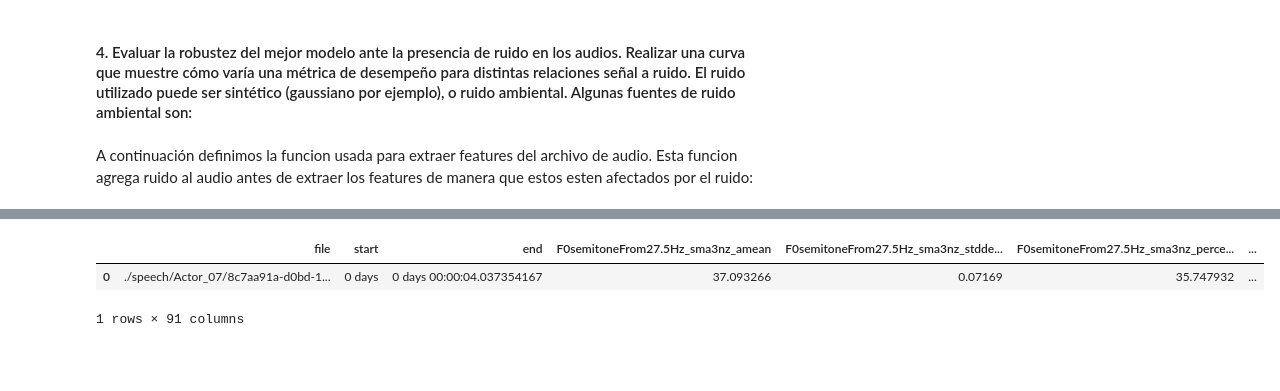
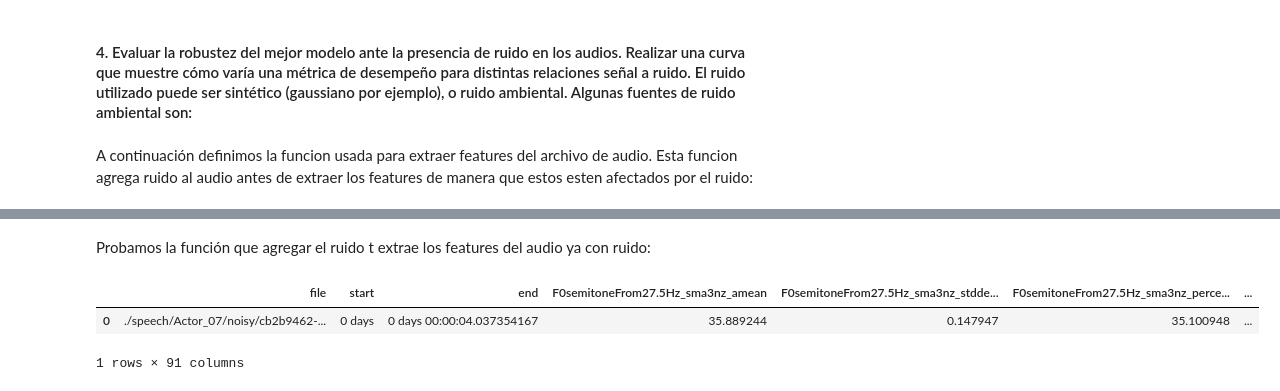
Before and after one commit to magistery-tps/aa-tp2, a Jupyter notebook: notebooks/tp2.ipynb, the cells around one changed output, grey strips where cells are left out. Cells and saved outputs as stored; diff of their text form; code cells hidden in the pictures; blank space fills up the shorter version.

Commit message:
feat: noise inyection working

```diff
--- a/notebooks/tp2.ipynb
+++ b/notebooks/tp2.ipynb
@@ -143,2 +127,0 @@ def features_target(examples):
-# %%
-features, target = features_target(examples)
@@ -473,9 +465,16 @@ A continuación definimos la funcion usada para extraer features del archivo de
 from librosa.feature import rms
 import soundfile as sf
 import uuid
+import os
+import pathlib
+
+def create_dir(path):
+    if not pathlib.Path(path).exists():
+        os.mkdir(path)
+    return path
 
 def snr(audio, noise):
-    return 20 * np.log10(np.quantile(rms(audio), 0.9) / np.quantile(rms(0.005 * noise), 0.9))
+    return np.log10(np.quantile(rms(audio), 0.9) / np.quantile(rms(0.005 * noise), 0.9))
 
 def append_noise(audio, level=1):
     noise = np.random.uniform(low=-level, high=level, size=(len(audio),))
@@ -485,8 +484,9 @@ def create_new_file_with_noise(path, level):
     audio, samplerate = sf.read(path)
 
     file_parts = path.split('/')
-    file_parts[-1] = '/noise-temp/{}-{}'.format(uuid.uuid1(), file_parts[-1])
-    new_path = '/'.join(file_parts)
 
-    sf.write(new_path, append_noise(audio, level), samplerate)
-    return new_path
+    destiny_path = create_dir('/'.join(file_parts[:-1]) + '/noisy')
+    destiny_path += '/{}-{}'.format(uuid.uuid1(), file_parts[-1])
+
+    sf.write(destiny_path, append_noise(audio, level), samplerate)
+    return destiny_path
@@ -502,4 +500,6 @@ play_audio(example_path)
 # %%
-noise_example_path = create_new_file_with_noise(example_path, level=0.0001)
-noise_example_path
+noise_example_path = create_new_file_with_noise(example_path, level=10 ** -4)
+
+print(noise_example_path)
+play_audio(noise_example_path)
 # %% [output]
@@ -511,12 +508,15 @@ play_audio(noise_example_path)
+# %% [markdown]
+Probamos la función que agregar el ruido t extrae los features del audio ya con ruido:
 # %%
 def feature_extraction_with_noise(file_path, level):
-    noise_file_path = create_new_file_with_noise(file_path, level)
-    return get_functional_feats(noise_file_path)
+    if level > 0:
+        file_path = create_new_file_with_noise(file_path, level)
+    return get_functional_feats(file_path)
 # %%
-feature_extraction_with_noise(noise_example_path, level=0.0001)
+feature_extraction_with_noise(noise_example_path, level=0)
 # %% [output]
 |  | file | start | end | F0semitoneFrom27.5Hz_sma3nz_amean | F0semitoneFrom27.5Hz_sma3nz_stdde... | F0semitoneFrom27.5Hz_sma3nz_perce... | ... |
-| 0 | ./speech/Actor_07/8c7aa91a-d0bd-1... | 0 days | 0 days 00:00:04.037354167 | 37.093266 | 0.07169 | 35.747932 | ... |
+| 0 | ./speech/Actor_07/noisy/cb2b9462-... | 0 days | 0 days 00:00:04.037354167 | 35.889244 | 0.147947 | 35.100948 | ... |
 1 rows × 91 columns
 # %%
 feature_extraction_with_noise(noise_example_path, level=0.0005)
```
Also changed, not shown: parts of 52 cells of this notebook, 4 other files.
